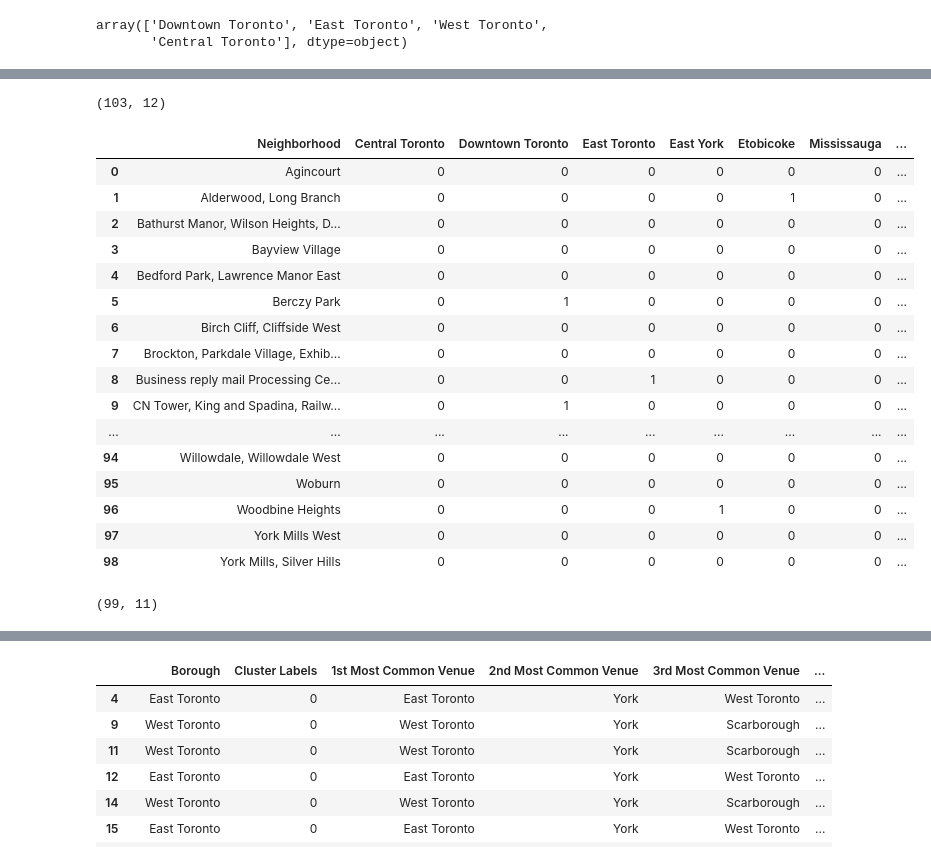
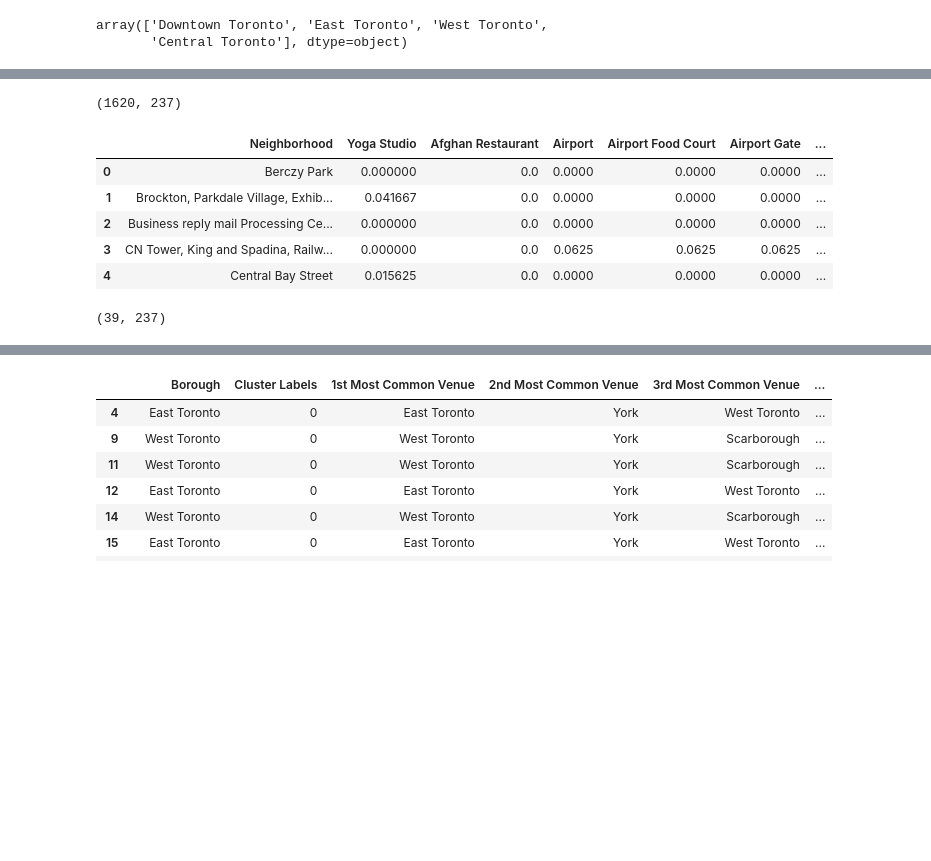
Before and after one commit to ChengyuZhu/Coursera_Capstone, a Jupyter notebook: Segmenting and Clustering Neighborhoods in Toronto.ipynb, the cells around one changed output, grey strips where cells are left out. Saved outputs shown, nothing was run; the diff lists cells and outputs as text; code cells hidden in the pictures; blank space fills up the shorter version.

Commit message:
Published from Watson Studio.

```diff
--- a/Segmenting and Clustering Neighborhoods in Toronto.ipynb
+++ b/Segmenting and Clustering Neighborhoods in Toronto.ipynb
@@ -237,0 +280,3 @@ array(['Downtown Toronto', 'East Toronto', 'West Toronto',
+# %%
+results = requests.get(url_venue).json()
+results
@@ -237,0 +312,16 @@ array(['Downtown Toronto', 'East Toronto', 'West Toronto',
+# %%
+venues = results['response']['groups'][0]['items']
+
+nearby_venues = json_normalize(venues) # flatten JSON
+
+# filter columns
+filtered_columns = ['venue.name', 'venue.categories', 'venue.location.lat', 'venue.location.lng']
+nearby_venues =nearby_venues.loc[:, filtered_columns]
+
+# filter the category for each row
+nearby_venues['venue.categories'] = nearby_venues.apply(get_category_type, axis=1)
+
+# clean columns
+nearby_venues.columns = [col.split(".")[-1] for col in nearby_venues.columns]
+
+nearby_venues.head()
@@ -237,0 +379,6 @@ array(['Downtown Toronto', 'East Toronto', 'West Toronto',
+# %%
+# type your answer here
+merged_venues = getNearbyVenues(names=merged_data['Neighborhood'],
+                                   latitudes=merged_data['Latitude'],
+                                   longitudes=merged_data['Longitude']
+                                  )
@@ -238,10 +439,9 @@ array(['Downtown Toronto', 'East Toronto', 'West Toronto',
 # %%
 # one hot encoding
-merge_onehot = pd.get_dummies(df['Borough'], prefix="", prefix_sep="")
-merge_onehot['Neighborhood'] = df['Neighborhood']
-merge_onehot['Postal Code'] = df['Postal Code']
-merge_onehot
-fixed_columns = [merge_onehot.columns[-1]] + list(merge_onehot.columns[:-1])
-merge_onehot = merge_onehot[fixed_columns]
-merge_onehot.head()
+merged_onehot = pd.get_dummies(merged_venues[['Venue Category']], prefix="", prefix_sep="")
+merged_onehot['Neighborhood'] = merged_venues['Neighborhood']
+# move neighborhood column to the first column
+fixed_columns = [merged_onehot.columns[-1]] + list(merged_onehot.columns[:-1])
+merged_onehot = merged_onehot[fixed_columns]
+merged_onehot.head()
 # %% [output]
@@ -254,32 +454,21 @@ merge_onehot.head()
 # %%
-merge_onehot.shape
+merged_onehot.shape
 # %% [output]
-(103, 12)
+(1620, 237)
 # %%
-merge_grouped = merge_onehot.groupby('Neighborhood').mean().reset_index()
-merge_grouped
+merged_grouped = merged_onehot.groupby('Neighborhood').mean().reset_index()
+merged_grouped.head()
 # %% [output]
-|  | Neighborhood | Central Toronto | Downtown Toronto | East Toronto | East York | Etobicoke | Mississauga | ... |
-| 0 | Agincourt | 0 | 0 | 0 | 0 | 0 | 0 | ... |
-| 1 | Alderwood, Long Branch | 0 | 0 | 0 | 0 | 1 | 0 | ... |
-| 2 | Bathurst Manor, Wilson Heights, D... | 0 | 0 | 0 | 0 | 0 | 0 | ... |
-| 3 | Bayview Village | 0 | 0 | 0 | 0 | 0 | 0 | ... |
-| 4 | Bedford Park, Lawrence Manor East | 0 | 0 | 0 | 0 | 0 | 0 | ... |
-| 5 | Berczy Park | 0 | 1 | 0 | 0 | 0 | 0 | ... |
-| 6 | Birch Cliff, Cliffside West | 0 | 0 | 0 | 0 | 0 | 0 | ... |
-| 7 | Brockton, Parkdale Village, Exhib... | 0 | 0 | 0 | 0 | 0 | 0 | ... |
-| 8 | Business reply mail Processing Ce... | 0 | 0 | 1 | 0 | 0 | 0 | ... |
-| 9 | CN Tower, King and Spadina, Railw... | 0 | 1 | 0 | 0 | 0 | 0 | ... |
-| ... | ... | ... | ... | ... | ... | ... | ... | ... |
-| 94 | Willowdale, Willowdale West | 0 | 0 | 0 | 0 | 0 | 0 | ... |
-| 95 | Woburn | 0 | 0 | 0 | 0 | 0 | 0 | ... |
-| 96 | Woodbine Heights | 0 | 0 | 0 | 1 | 0 | 0 | ... |
-| 97 | York Mills West | 0 | 0 | 0 | 0 | 0 | 0 | ... |
-| 98 | York Mills, Silver Hills | 0 | 0 | 0 | 0 | 0 | 0 | ... |
+|  | Neighborhood | Yoga Studio | Afghan Restaurant | Airport | Airport Food Court | Airport Gate | ... |
+| 0 | Berczy Park | 0.000000 | 0.0 | 0.0000 | 0.0000 | 0.0000 | ... |
+| 1 | Brockton, Parkdale Village, Exhib... | 0.041667 | 0.0 | 0.0000 | 0.0000 | 0.0000 | ... |
+| 2 | Business reply mail Processing Ce... | 0.000000 | 0.0 | 0.0000 | 0.0000 | 0.0000 | ... |
+| 3 | CN Tower, King and Spadina, Railw... | 0.000000 | 0.0 | 0.0625 | 0.0625 | 0.0625 | ... |
+| 4 | Central Bay Street | 0.015625 | 0.0 | 0.0000 | 0.0000 | 0.0000 | ... |
 # %%
-merge_grouped.shape
+merged_grouped.shape
 # %% [output]
-(99, 11)
+(39, 237)
 # %%
 num_top_venues = 5
 
```
Also changed, not shown: parts of 20 cells of this notebook.
